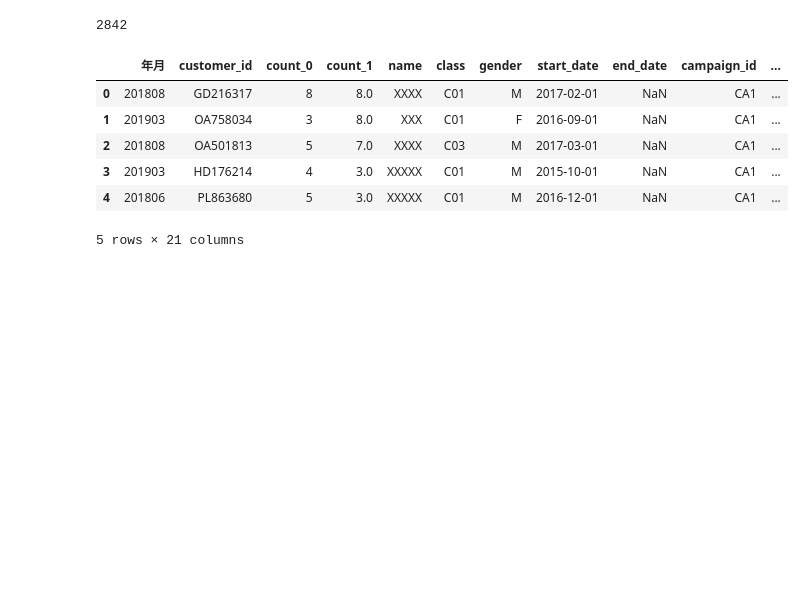
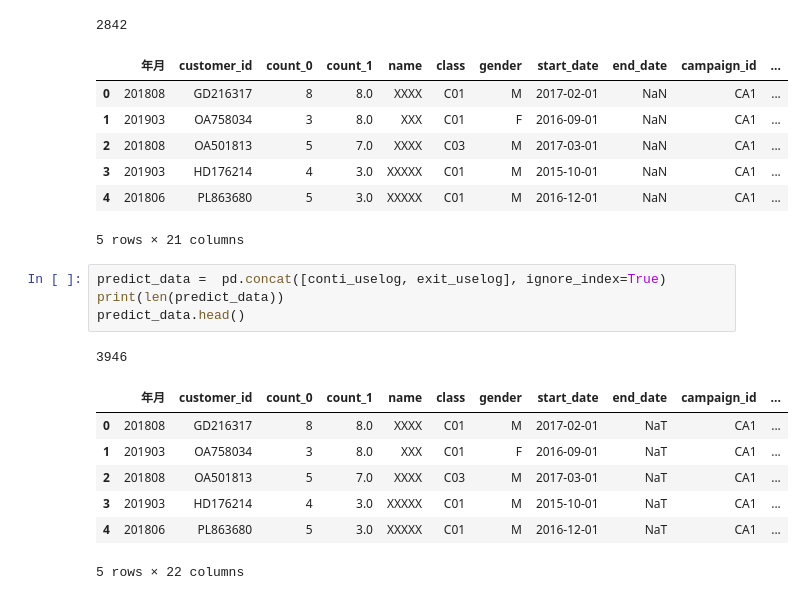
Before and after one commit to KodaiTakano/DataAnalysis100, a Jupyter notebook: session5/session5.ipynb, the cells around one changed output. Saved outputs shown, nothing was run; the diff lists cells and outputs as text; blank space fills up the shorter version.

Commit message:
update: make predict data

```diff
--- a/session5/session5.ipynb
+++ b/session5/session5.ipynb
@@ -122,3 +122,16 @@ conti_uselog.head()
 | 3 | 201903 | HD176214 | 4 | 3.0 | XXXXX | C01 | M | 2015-10-01 | NaN | CA1 | ... |
 | 4 | 201806 | PL863680 | 5 | 3.0 | XXXXX | C01 | M | 2016-12-01 | NaN | CA1 | ... |
 5 rows × 21 columns
+# %%
+predict_data =  pd.concat([conti_uselog, exit_uselog], ignore_index=True)
+print(len(predict_data))
+predict_data.head()
+# %% [output]
+3946
+|  | 年月 | customer_id | count_0 | count_1 | name | class | gender | start_date | end_date | campaign_id | ... |
+| 0 | 201808 | GD216317 | 8 | 8.0 | XXXX | C01 | M | 2017-02-01 | NaT | CA1 | ... |
+| 1 | 201903 | OA758034 | 3 | 8.0 | XXX | C01 | F | 2016-09-01 | NaT | CA1 | ... |
+| 2 | 201808 | OA501813 | 5 | 7.0 | XXXX | C03 | M | 2017-03-01 | NaT | CA1 | ... |
+| 3 | 201903 | HD176214 | 4 | 3.0 | XXXXX | C01 | M | 2015-10-01 | NaT | CA1 | ... |
+| 4 | 201806 | PL863680 | 5 | 3.0 | XXXXX | C01 | M | 2016-12-01 | NaT | CA1 | ... |
+5 rows × 22 columns
```
